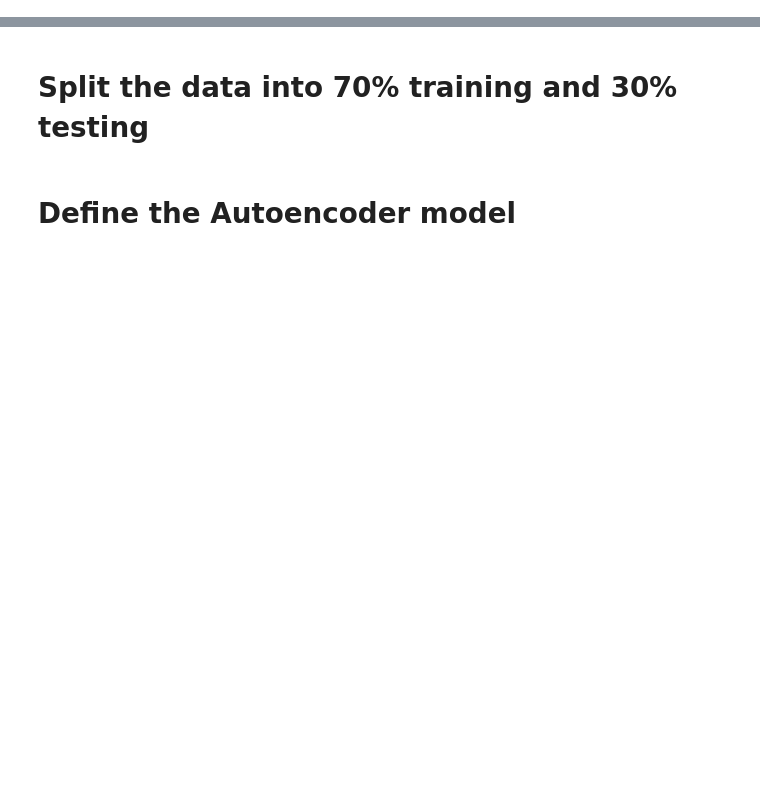
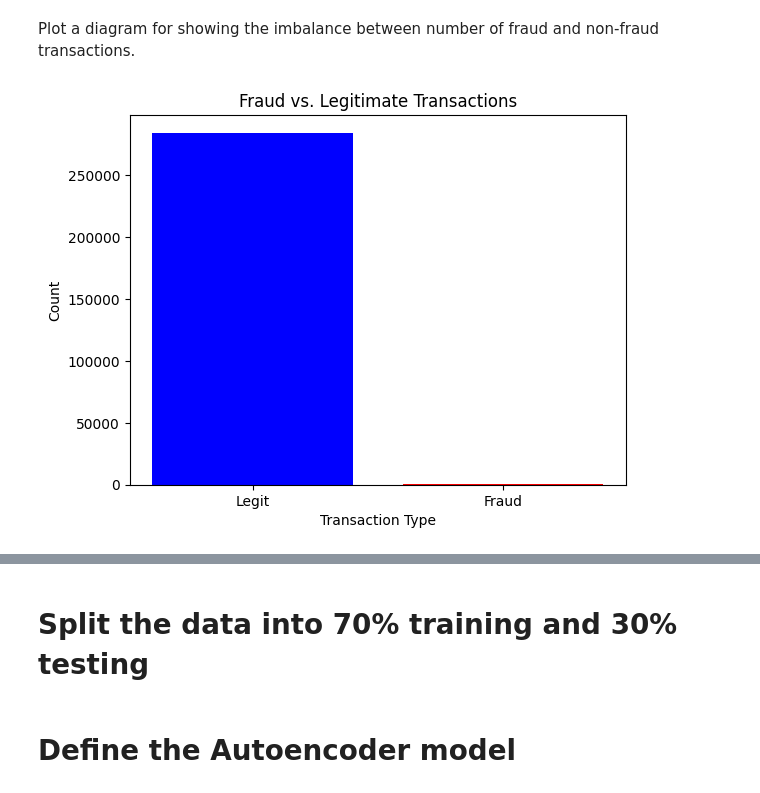
Before and after one commit to NiccoloSalvi/fraud-detection-autoencoders, a Jupyter notebook: nicco.ipynb, the cells around one changed output, grey strips where cells are left out. Saved outputs shown, nothing was run; the diff lists cells and outputs as text; code cells hidden in the pictures; blank space fills up the shorter version.

Commit message:
feat: add some plots

```diff
--- a/nicco.ipynb
+++ b/nicco.ipynb
@@ -22,0 +18,13 @@ y = dataset[:, -1]
+# %% [markdown]
+Plot a diagram for showing the imbalance between number of fraud and non-fraud transactions.
+# %%
+X, y = dataset[:, :-1], dataset[:, -1]
+fraud_count = np.bincount(y.astype(int))
+
+plt.bar(["Legit", "Fraud"], fraud_count, color=["blue", "red"])
+plt.xlabel("Transaction Type")
+plt.ylabel("Count")
+plt.title("Fraud vs. Legitimate Transactions")
+plt.show()
+# %% [output]
+[figure, added]
```
Also changed, not shown: parts of 8 cells of this notebook.
